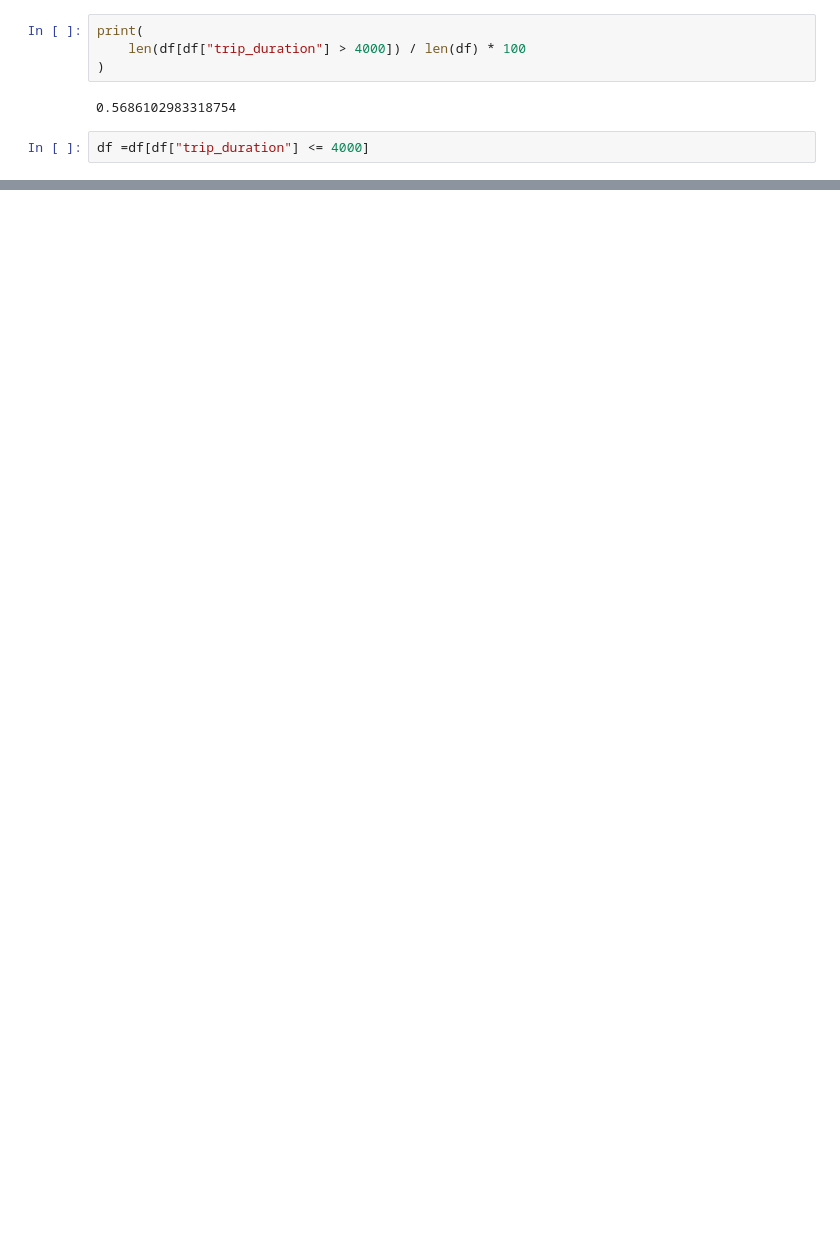
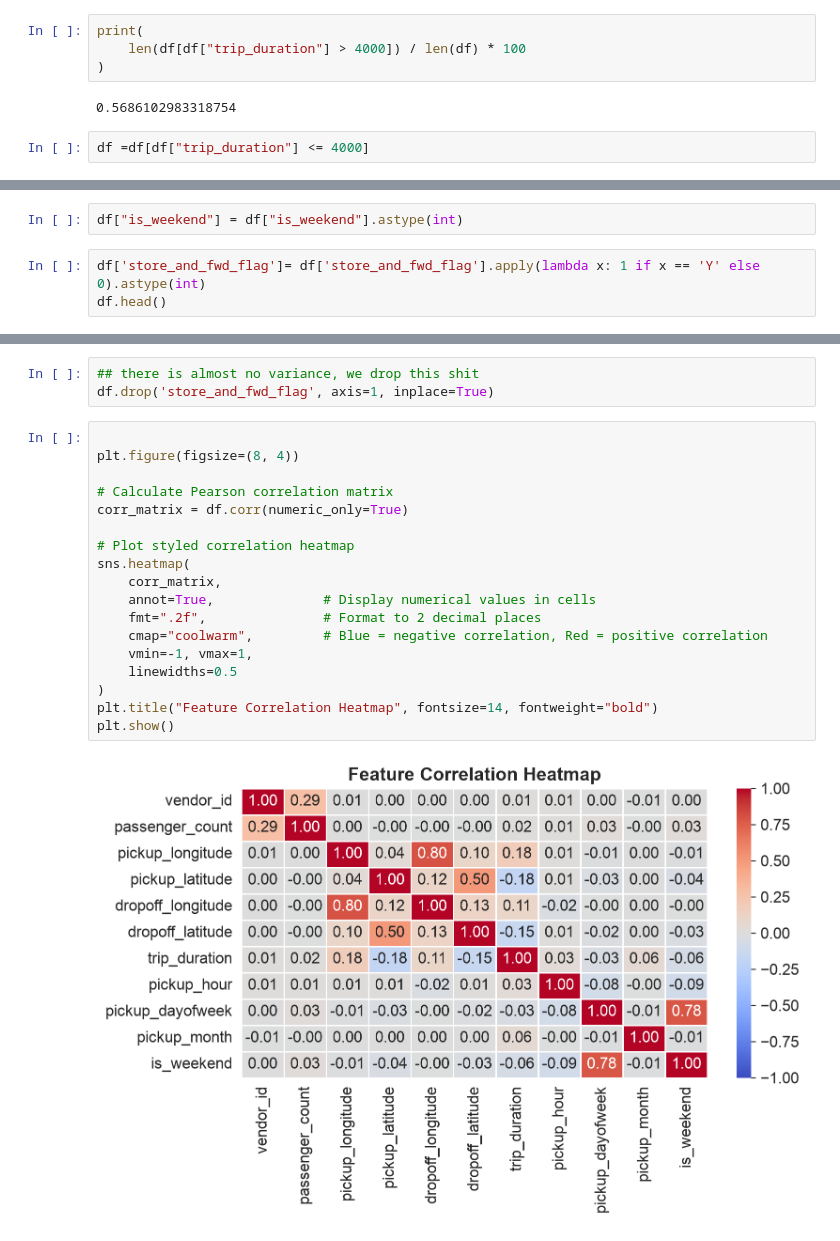
Before and after one commit to Ameddah-Mohamed/NYC-Taxi-Trip-Duration, a Jupyter notebook: main.ipynb, the cells around one changed output, grey strips where cells are left out. Saved outputs shown, nothing was run; the diff lists cells and outputs as text; blank space fills up the shorter version.

```diff
--- a/main.ipynb
+++ b/main.ipynb
@@ -199,0 +226,5 @@ plt.show()
+# %%
+df["is_weekend"] = df["is_weekend"].astype(int)
+# %%
+df['store_and_fwd_flag']= df['store_and_fwd_flag'].apply(lambda x: 1 if x == 'Y' else 0).astype(int)
+df.head()
@@ -199,0 +245,23 @@ plt.show()
+# %%
+## there is almost no variance, we drop this shit
+df.drop('store_and_fwd_flag', axis=1, inplace=True)
+# %%
+
+plt.figure(figsize=(8, 4))
+
+# Calculate Pearson correlation matrix
+corr_matrix = df.corr(numeric_only=True)
+
+# Plot styled correlation heatmap
+sns.heatmap(
+    corr_matrix,
+    annot=True,              # Display numerical values in cells
+    fmt=".2f",               # Format to 2 decimal places
+    cmap="coolwarm",         # Blue = negative correlation, Red = positive correlation
+    vmin=-1, vmax=1,
+    linewidths=0.5
+)
+plt.title("Feature Correlation Heatmap", fontsize=14, fontweight="bold")
+plt.show()
+# %% [output]
+[figure, added]
```
Also changed, not shown: parts of 27 cells of this notebook.
